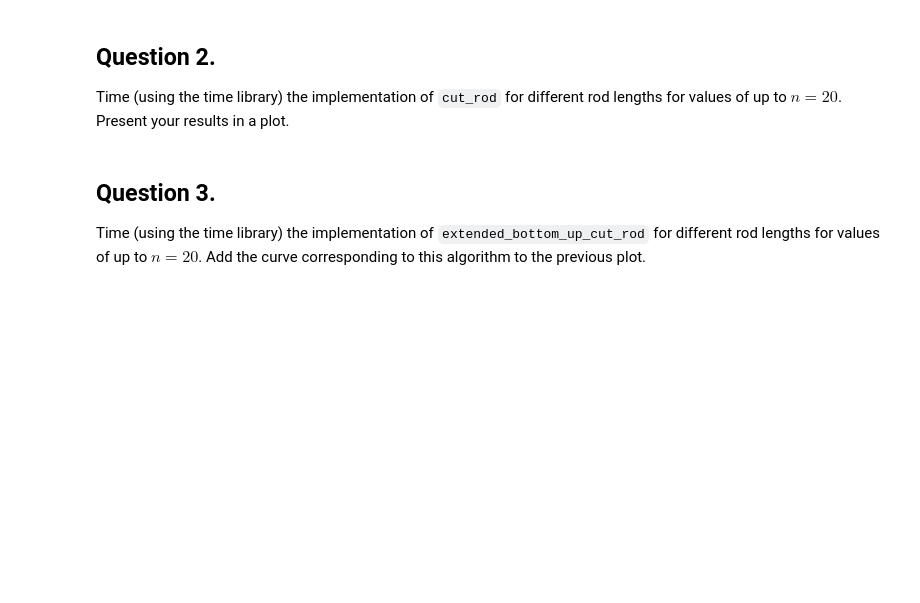
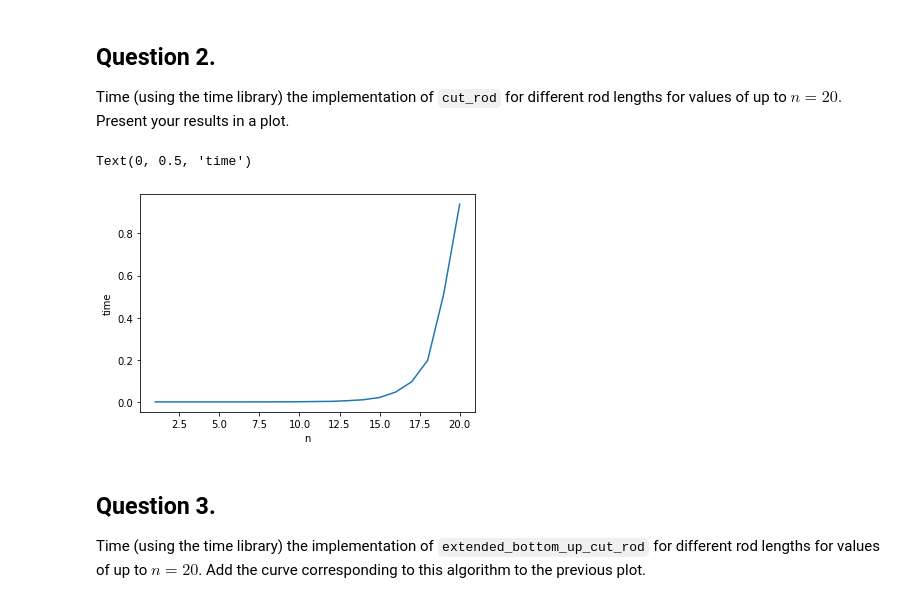
Before and after one commit to Inventrohyder/CS110, a Jupyter notebook: Pre_class_Work/cs110_pcw_11_1/cs110_pcw_11_1.ipynb, the cells around one changed output. Drawn from its saved outputs; the diff is of its cells as text; code cells hidden in the pictures; blank space fills up the shorter version.

```diff
--- a/Pre_class_Work/cs110_pcw_11_1/cs110_pcw_11_1.ipynb
+++ b/Pre_class_Work/cs110_pcw_11_1/cs110_pcw_11_1.ipynb
@@ -147,6 +147,8 @@ def generate_price_list(n):
         np.random.seed(0)
         p.append(np.random.randint(p[i-1]+1, i*3+1))
     return p
+# %%
+p = generate_price_list(20)
 # %% [markdown]
 ## Question 2.
 
@@ -157,3 +156,28 @@ raise NotImplementedError()
+# %%
+import time
+import matplotlib.pyplot as plt
+import numpy as np
+
+times = []
+
+iterations = 5
+
+for n in range(1, 21):
+    current_times = []
+    for _ in range(iterations):
+        start = time.time()
+        cut_rod(p, n)
+        current_times.append(time.time() - start)
+    times.append(np.average(current_times))
+
+%matplotlib inline
+plt.plot(list(range(1, 21)), times)
+
+plt.xlabel("n")
+plt.ylabel("time")
+# %% [output]
+Text(0, 0.5, 'time')
+[figure, added]
 # %% [markdown]
 ## Question 3.
 
```
Also changed, not shown: parts of 1 cell of this notebook.
